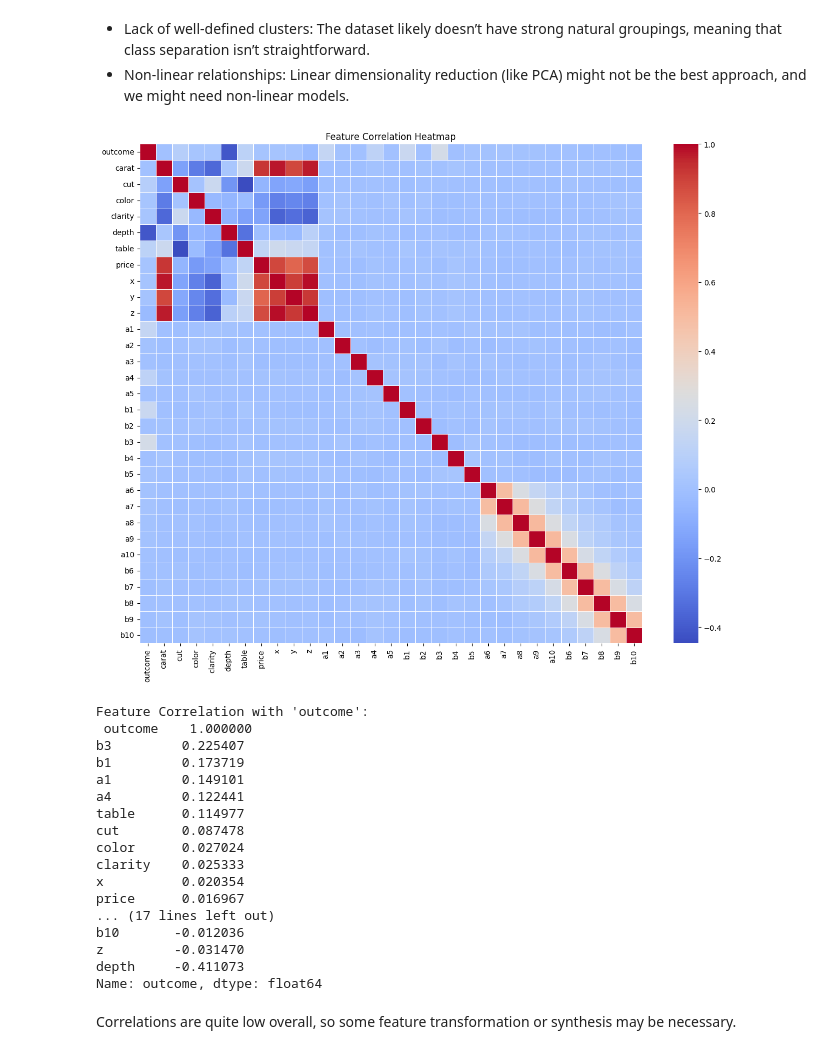
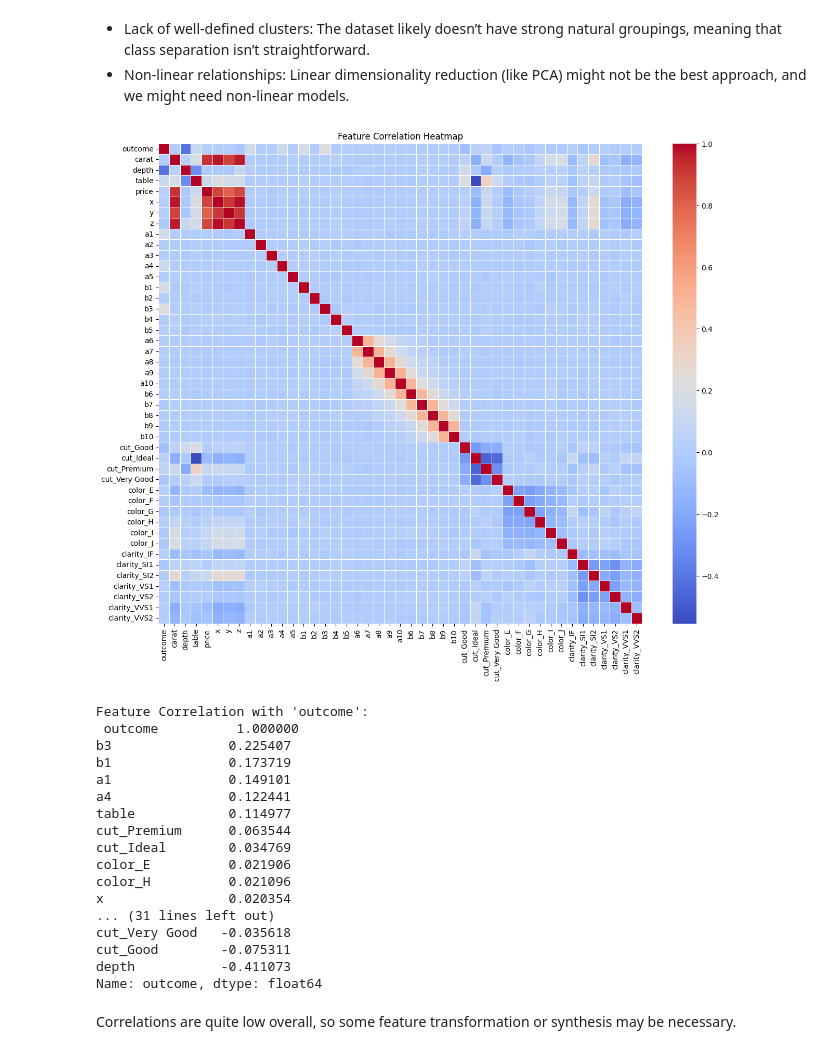
Before and after one commit to MateoMarthoz/ML-coursework1-k23080165, a Jupyter notebook: eda.ipynb, the cells around one changed output. Cells and saved outputs as stored; diff of their text form; code cells hidden in the pictures.

```diff
--- a/eda.ipynb
+++ b/eda.ipynb
@@ -111,20 +111,3 @@ Passing `palette` without assigning `hue` is deprecated and will be removed in v
 [figure]
 # %% [markdown]
 # Encoding Categorical Variables
-# %%
-from sklearn.preprocessing import OrdinalEncoder
-
-# Define ordinal mapping
-cut_order = ["Fair", "Good", "Very Good", "Premium", "Ideal"]
-color_order = ["J", "I", "H", "G", "F", "E", "D"]  # D is best, J is worst
-clarity_order = ["I1", "SI2", "SI1", "VS2", "VS1", "VVS2", "VVS1", "IF"]
-
-# Apply ordinal encoding
-encoder = OrdinalEncoder(categories=[cut_order, color_order, clarity_order])
-df[["cut", "color", "clarity"]] = encoder.fit_transform(df[["cut", "color", "clarity"]])
-
-# Convert encoded values to integer type
-df[["cut", "color", "clarity"]] = df[["cut", "color", "clarity"]].astype(int)
-
-# Display updated dataset
-df.head()
@@ -139,3 +114,9 @@ df.head()
+# %%
+# Identify categorical columns
+categorical_cols = ['cut', 'color', 'clarity']  # Replace with actual categorical column names
+
+# One-hot encode categorical variables
+df_encoded = pd.get_dummies(df, columns=categorical_cols, drop_first=True)
 # %% [markdown]
 # Detecting Outliers
 # %%
@@ -247,39 +199,36 @@ plt.show()
 - Lack of well-defined clusters: The dataset likely doesn’t have strong natural groupings, meaning that class separation isn’t straightforward.
 - Non-linear relationships: Linear dimensionality reduction (like PCA) might not be the best approach, and we might need non-linear models.
 # %%
-import seaborn as sns
-import matplotlib.pyplot as plt
-
 # Compute Pearson correlation matrix
-correlation_matrix = df.corr()
+correlation_matrix = df_encoded.corr()
 
 # Visualize correlation with a heatmap
 plt.figure(figsize=(15, 12))
 sns.heatmap(correlation_matrix, cmap="coolwarm", annot=False, fmt=".2f", linewidths=0.5)
 plt.title("Feature Correlation Heatmap")
 plt.show()
 
 # Show correlations of all features with 'outcome'
 correlation_with_target = correlation_matrix["outcome"].sort_values(ascending=False)
 print("\nFeature Correlation with 'outcome':\n", correlation_with_target)
 # %% [output]
-[figure, old version]
+[figure, new version]
 Feature Correlation with 'outcome':
- outcome    1.000000
-b3         0.225407
-b1         0.173719
-a1         0.149101
-a4         0.122441
-table      0.114977
-cut        0.087478
-color      0.027024
-clarity    0.025333
-x          0.020354
-price      0.016967
-... (17 lines left out)
-b10       -0.012036
-z         -0.031470
-depth     -0.411073
+ outcome          1.000000
+b3               0.225407
+b1               0.173719
+a1               0.149101
+a4               0.122441
+table            0.114977
+cut_Premium      0.063544
+cut_Ideal        0.034769
+color_E          0.021906
+color_H          0.021096
+x                0.020354
+... (31 lines left out)
+cut_Very Good   -0.035618
+cut_Good        -0.075311
+depth           -0.411073
 Name: outcome, dtype: float64
 # %% [markdown]
 Correlations are quite low overall, so some feature transformation or synthesis may be necessary.
```
Also changed, not shown: parts of 18 cells of this notebook, 6 other files.
